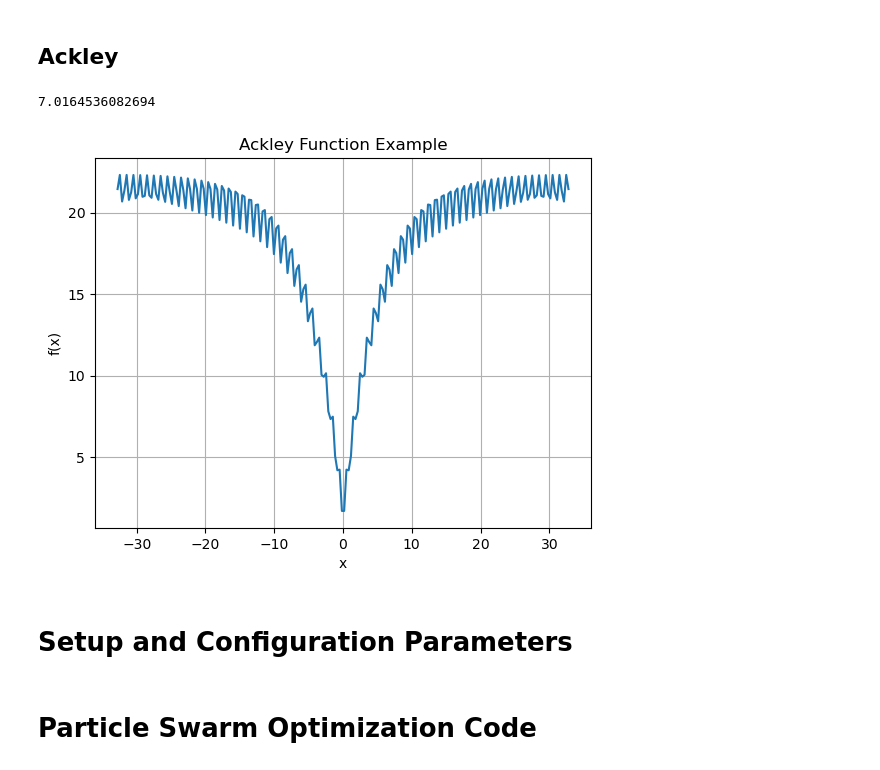
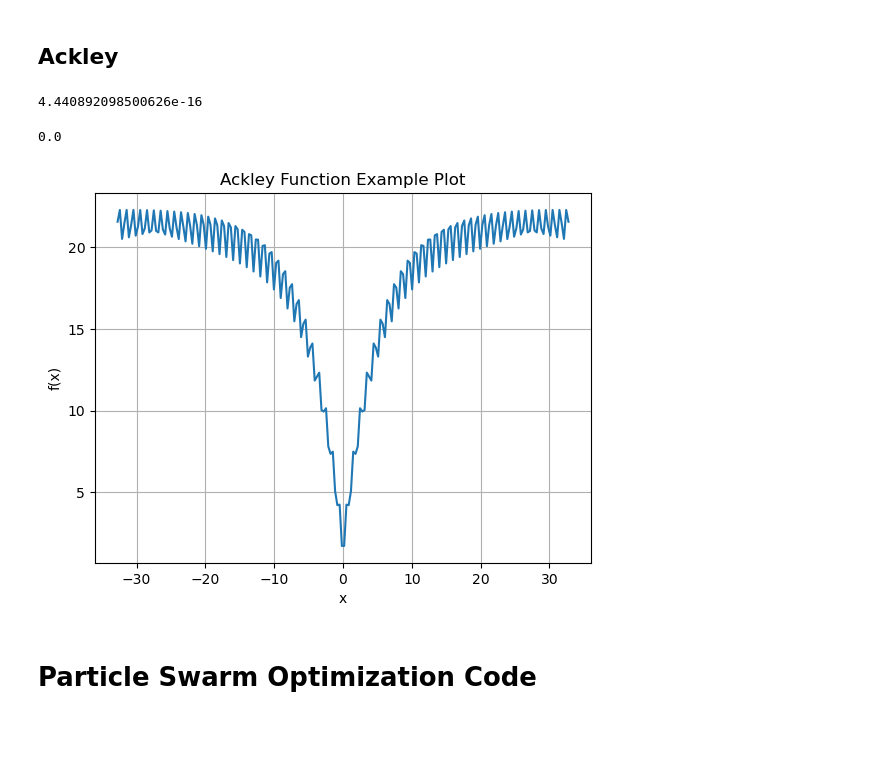
Before and after one commit to emibk/ACIT4160-1-Final_Project_Group_12, a Jupyter notebook: Problem-2: PSO/PSO.ipynb, the cells around one changed output. Cells and saved outputs as stored; diff of their text form; code cells hidden in the pictures; blank space fills up the shorter version.

```diff
--- a/Problem-2: PSO/PSO.ipynb
+++ b/Problem-2: PSO/PSO.ipynb
@@ -102,17 +108,7 @@ y = np.array([rastigrin([xi]) for xi in x])
 plt.plot(x, y)
 plt.xlabel('x')
 plt.ylabel('f(x)')
-plt.title('Rastigrin Function Example')
+plt.title('Rastigrin Function Example Plot')
 plt.grid(True)
 plt.show()
-
-x = sp.symbols('x')
-f = 10 + x**2 - 10*sp.cos(2*sp.pi*x)
-df = sp.diff(f, x)
-
-min_point = sp.nsolve(df, x, 0)
-min_value = f.subs(x, min_point)
-
-print("Minimum point:", min_point)
-print("Minimum value:", min_value)
 # %% [output]
@@ -123,30 +117,40 @@ Minimum value: 0
 ## Ackley
 # %%
 def ackley(x):
+    """
+    Implement Ackley function.
+    :param x: Input vector.
+    :return: Value of Rastigrin function on x.
+    """
+
     x = np.array(x)
 
-    mean_squared_sum = np.sum(x**2)/x.size
-    mean_cos_sum = np.sum(np.cos(2 * math.pi * x))/x.size
+    mean_squared_sumx = np.sqrt(np.sum(x**2) /x.size)
+    mean_cos_sumx = np.sum(np.cos(2*np.pi*x) /x.size)
 
-    ackley = -20 * np.exp(-0.2 * np.sqrt(mean_squared_sum)) - np.exp(mean_cos_sum) + 20 + np.e
+    ackley_sum = -20 * np.exp(-0.2 * mean_squared_sumx) - np.exp(mean_cos_sumx) + 20 + np.e
 
-    return ackley
+    return ackley_sum
 # %%
-ackley([1,2,3])
+ackley([0, 0, 0])
 # %% [output]
-7.0164536082694
+4.440892098500626e-16
+# %%
+# Rounding because of floating point error
+
+np.round(ackley([0, 0, 0]), 2)
+# %% [output]
+0.0
 # %%
-x = np.linspace(-32.786,32.786, 200)
+x = np.linspace(-32.768,32.768, 200)
 y = np.array([ackley([xi]) for xi in x])
 
 
 plt.plot(x, y)
 plt.xlabel('x')
 plt.ylabel('f(x)')
-plt.title('Ackley Function Example')
+plt.title('Ackley Function Example Plot')
 plt.grid(True)
 plt.show()
 # %% [output]
-[figure, old version]
+[figure, new version]
-# %% [markdown]
-# Setup and Configuration Parameters
```
Also changed, not shown: parts of 128 cells of this notebook, 1 other file.
